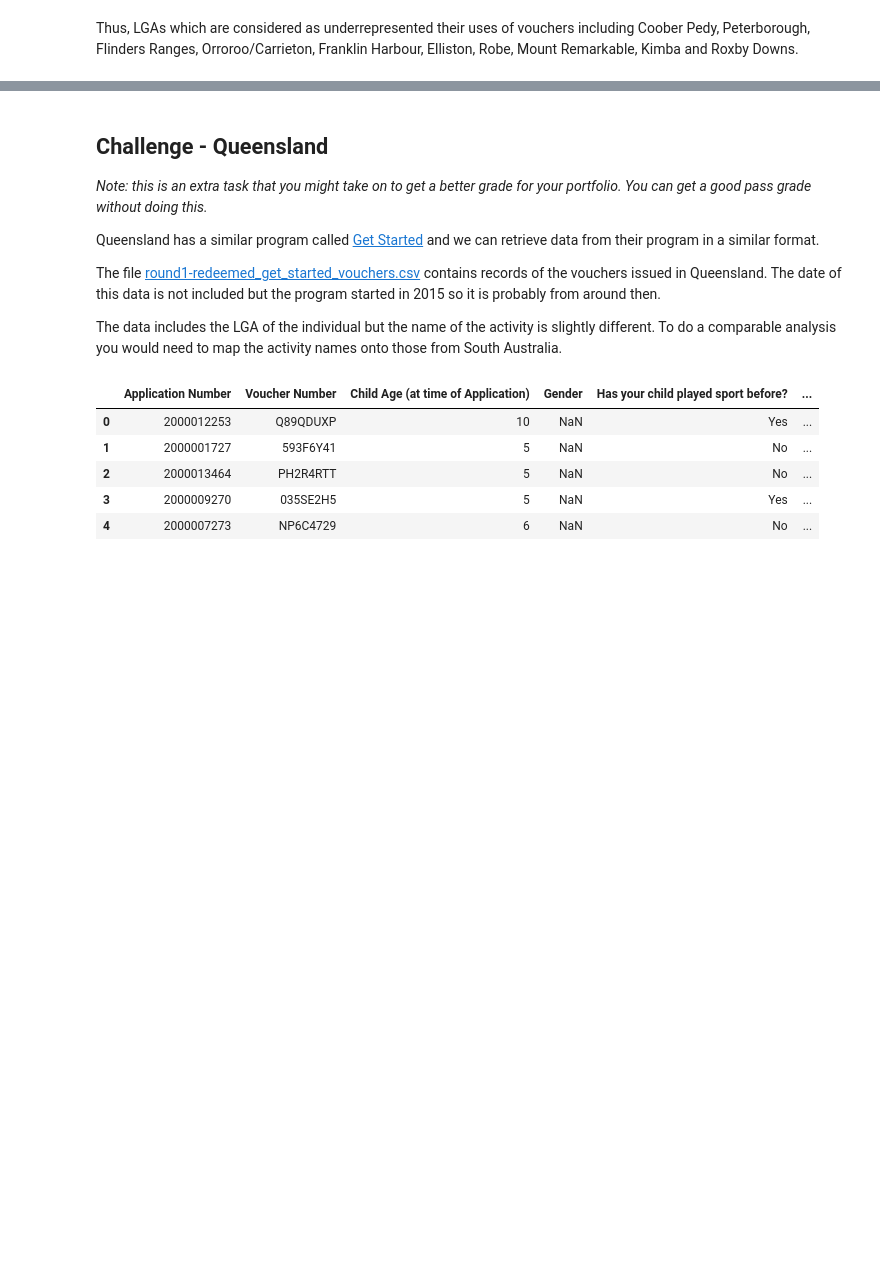
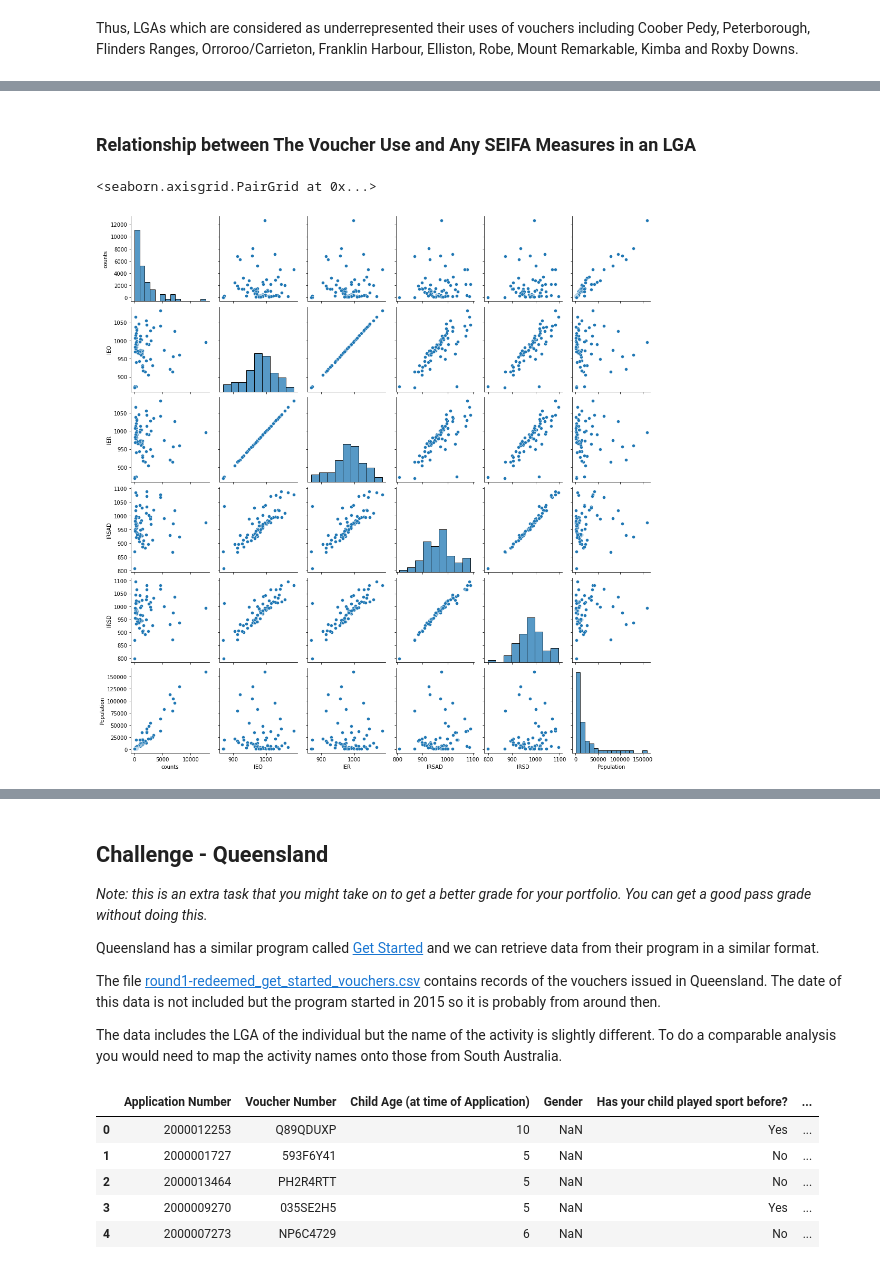
Before and after one commit to xuyenlinhHuynh/data-science-portfolio-xuyenlinhHuynh, a Jupyter notebook: Portfolio 2.ipynb, the cells around one changed output, grey strips where cells are left out. Drawn from its saved outputs; the diff is of its cells as text; code cells hidden in the pictures; blank space fills up the shorter version.

```diff
--- a/Portfolio 2.ipynb
+++ b/Portfolio 2.ipynb
@@ -548,0 +585,8 @@ Thus, LGAs which are considered as underrepresented their uses of vouchers inclu
+# %% [markdown]
+### Relationship between The Voucher Use and Any SEIFA Measures in an LGA
+# %%
+# Plotting to see how each SEIFA measure varies the voucher uses
+sns.pairplot(lga_seifa_vouchers[['counts', 'IEO', 'IER', 'IRSAD', 'IRSD', 'Population']])
+# %% [output]
+<seaborn.axisgrid.PairGrid at 0x...>
+[figure, added]
```
Also changed, not shown: parts of 27 cells of this notebook, 3 other files.
